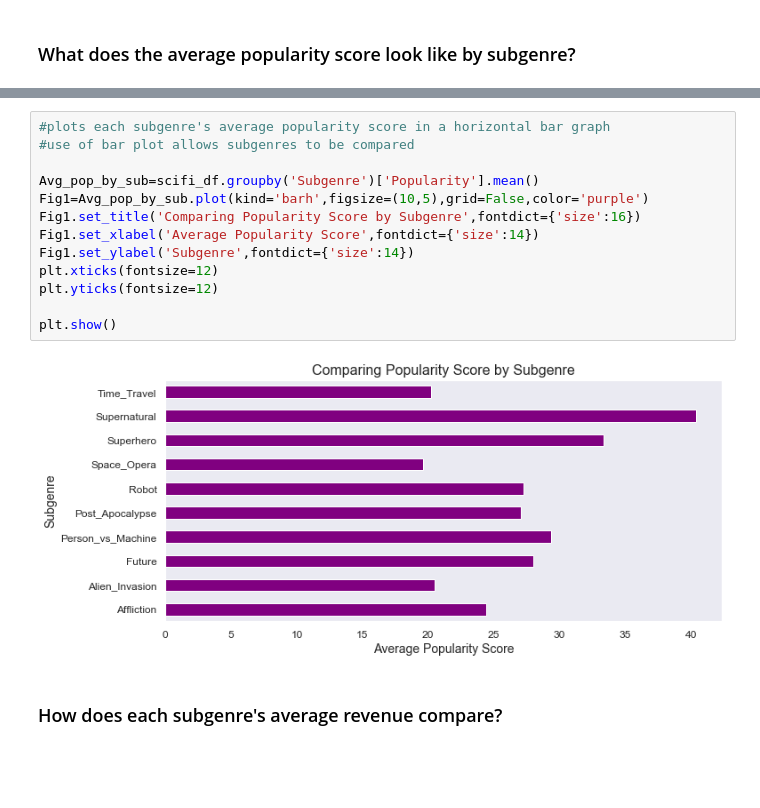
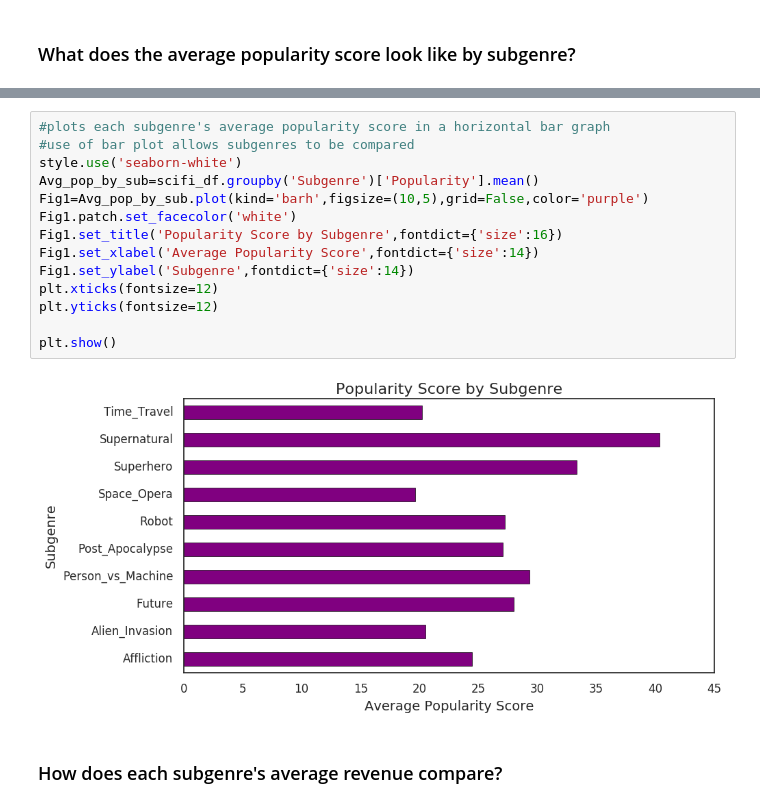
Before and after one commit to AlisonSalerno/scifi-movie-eda-project, a Jupyter notebook: AJAnalyticaFinal.ipynb, the cells around one changed output, grey strips where cells are left out. Drawn from its saved outputs; the diff is of its cells as text; blank space fills up the shorter version.

```diff
--- a/AJAnalyticaFinal.ipynb
+++ b/AJAnalyticaFinal.ipynb
@@ -110,18 +116,19 @@ scifi_df[['Title', 'Vote_Average','Subgenre','Rating']].drop_duplicates(subset='
 # %%
 #plots each subgenre's average popularity score in a horizontal bar graph
 #use of bar plot allows subgenres to be compared
-
+style.use('seaborn-white')
 Avg_pop_by_sub=scifi_df.groupby('Subgenre')['Popularity'].mean()
 Fig1=Avg_pop_by_sub.plot(kind='barh',figsize=(10,5),grid=False,color='purple')
-Fig1.set_title('Comparing Popularity Score by Subgenre',fontdict={'size':16})
+Fig1.patch.set_facecolor('white')
+Fig1.set_title('Popularity Score by Subgenre',fontdict={'size':16})
 Fig1.set_xlabel('Average Popularity Score',fontdict={'size':14})
 Fig1.set_ylabel('Subgenre',fontdict={'size':14})
 plt.xticks(fontsize=12)
 plt.yticks(fontsize=12)
 
 plt.show()
 # %% [output]
-[figure, old version]
+[figure, new version]
 # %% [markdown]
 ### How does each subgenre's average revenue compare?
 # %%
```
Also changed, not shown: parts of 8 cells of this notebook, 2 other files.
